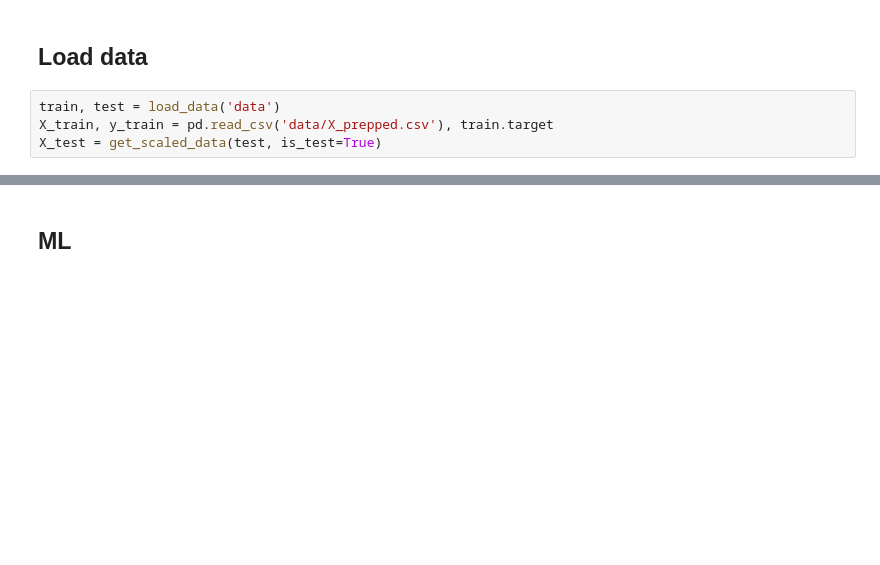
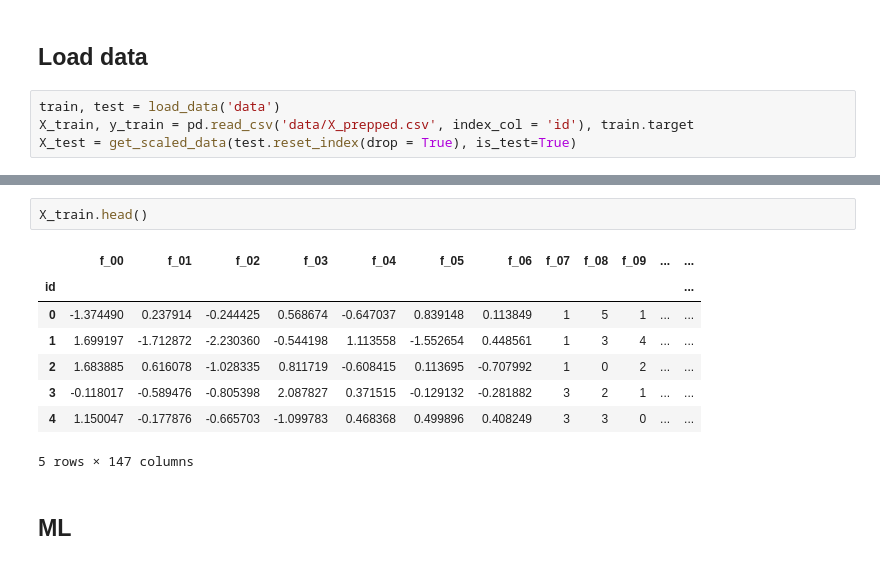
Before and after one commit to antgobar/kaggle_tabular_playground_2022_05, a Jupyter notebook: get_test_predictions.ipynb, the cells around one changed output, grey strips where cells are left out. Cells and saved outputs as stored; diff of their text form; blank space fills up the shorter version.

```diff
--- a/get_test_predictions.ipynb
+++ b/get_test_predictions.ipynb
@@ -5,5 +6,5 @@ from helpers.helper_functions import load_data, get_scaled_data
 ## Load data
 # %%
 train, test = load_data('data')
-X_train, y_train = pd.read_csv('data/X_prepped.csv'), train.target
-X_test = get_scaled_data(test, is_test=True)
+X_train, y_train = pd.read_csv('data/X_prepped.csv', index_col = 'id'), train.target
+X_test = get_scaled_data(test.reset_index(drop = True), is_test=True)
@@ -10,3 +21,14 @@ X_test = get_scaled_data(test, is_test=True)
+# %%
+X_train.head()
+# %% [output]
+|  | f_00 | f_01 | f_02 | f_03 | f_04 | f_05 | f_06 | f_07 | f_08 | f_09 | ... | ... |
+| id |  |  |  |  |  |  |  |  |  |  |  | ... |
+| 0 | -1.374490 | 0.237914 | -0.244425 | 0.568674 | -0.647037 | 0.839148 | 0.113849 | 1 | 5 | 1 | ... | ... |
+| 1 | 1.699197 | -1.712872 | -2.230360 | -0.544198 | 1.113558 | -1.552654 | 0.448561 | 1 | 3 | 4 | ... | ... |
+| 2 | 1.683885 | 0.616078 | -1.028335 | 0.811719 | -0.608415 | 0.113695 | -0.707992 | 1 | 0 | 2 | ... | ... |
+| 3 | -0.118017 | -0.589476 | -0.805398 | 2.087827 | 0.371515 | -0.129132 | -0.281882 | 3 | 2 | 1 | ... | ... |
+| 4 | 1.150047 | -0.177876 | -0.665703 | -1.099783 | 0.468368 | 0.499896 | 0.408249 | 3 | 3 | 0 | ... | ... |
+5 rows × 147 columns
 # %% [markdown]
 ## ML
 # %%
```
Also changed, not shown: parts of 4 cells of this notebook, 3 other files.
